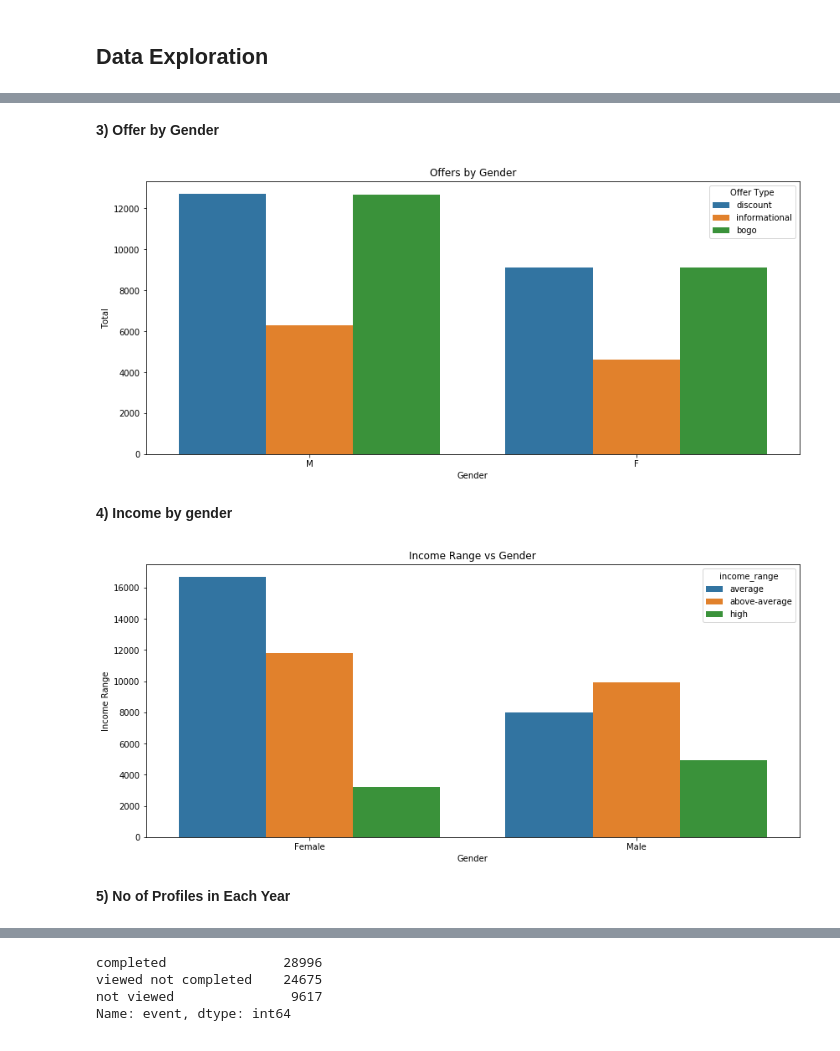
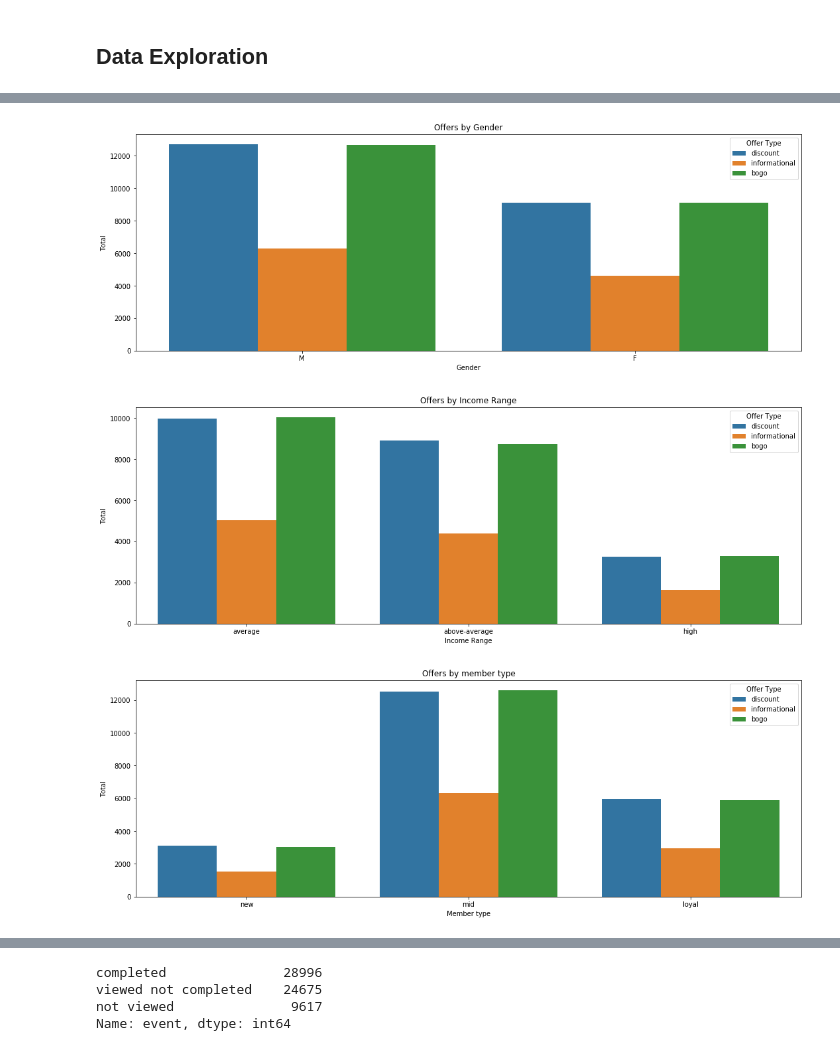
Before and after one commit to MalaPetra/DataScienceNanodegreeUdacity, a Jupyter notebook: capstone_project/Starbucks_Capstone.ipynb, the cells around one changed output, grey strips where cells are left out. Cells and saved outputs as stored; diff of their text form; code cells hidden in the pictures.

```diff
--- a/capstone_project/Starbucks_Capstone.ipynb
+++ b/capstone_project/Starbucks_Capstone.ipynb
@@ -308,7 +303,7 @@ def clean_profile(profile):
     profile[['age','income']] = profile[['age','income']].astype(int)
 
     # creating a new column representing the age group to which the customer belongs
-    profile['age_group'] = pd.cut(profile['age'], bins=[17, 22, 35, 60, 103],labels=['teenager', 'young-adult', 'adult', 'elderly'])
+    profile['age_group'] = pd.cut(profile['age'], bins=[17, 25, 60, 103],labels=['young-adult', 'adult', 'elderly'])
 
     # income range
     profile['income_range'] = pd.cut(profile['income'], bins=[29999, 60000, 90000, 120001],labels=['average', 'above-average', 'high'])
@@ -321,7 +316,7 @@ def clean_profile(profile):
 
     # create member profile
 
-    profile['member_type'] = pd.cut(profile['memberdays'], bins=[390, 1000, 1600, 2500],labels=['new', 'regular', 'loyal'])
+    profile['member_type'] = pd.cut(profile['memberdays'], bins=[390, 1000, 1600, 2500],labels=['new', 'mid', 'loyal'])
 
 
     return profile
@@ -722,30 +723,36 @@ plt.show();
-# %% [markdown]
-**3) Offer by Gender**
 # %%
+#4) Are any offers more popular with a certain gender?
 
-plt.figure(figsize=(14, 6))
+plt.figure(figsize=(18, 6))
 g = sns.countplot(x="gender", hue="offer_type", data= offer_analysis[offer_analysis["gender"] != 'O'])
 plt.title('Offers by Gender')
 plt.ylabel('Total')
 plt.xlabel('Gender')
-plt.xticks(rotation = 0)
 plt.legend(title='Offer Type')
 plt.show();
 # %% [output]
-[figure, old version]
+[figure, new version]
-# %% [markdown]
-**4) Income by gender**
 # %%
-plt.figure(figsize=(14, 6))
-g = sns.countplot(x="gender", hue="income_range", data= offer_analysis[offer_analysis["gender"] != 'O'])
-plt.title('Income Range vs Gender')
-plt.ylabel('Income Range')
-xlabels = ['Female', 'Male']
-g.set_xticklabels(xlabels)
-plt.xlabel('Gender')
-plt.xticks(rotation = 0)
+#5) Are any offers more popular for a certain income group?
+
+plt.figure(figsize=(18, 6))
+g = sns.countplot(x="income_range", hue="offer_type", data= offer_analysis)
+plt.title('Offers by Income Range')
+plt.ylabel('Total')
+plt.xlabel('Income Range')
+plt.legend(title='Offer Type')
 plt.show();
 # %% [output]
-[figure, old version]
+[figure, new version]
-# %% [markdown]
-**5) No of Profiles in Each Year**
+# %%
+#6) Are any offers more popular for a certain member type?
+
+plt.figure(figsize=(18, 6))
+g = sns.countplot(x="member_type", hue="offer_type", data= offer_analysis)
+plt.title('Offers by member type')
+plt.ylabel('Total')
+plt.xlabel('Member type')
+plt.legend(title='Offer Type')
+plt.show();
+# %% [output]
+[figure, added]
```
Also changed, not shown: parts of 38 cells of this notebook.
